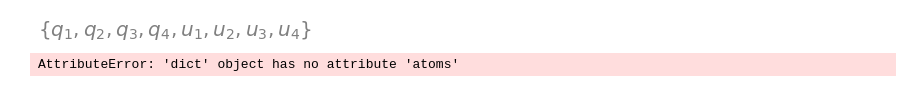
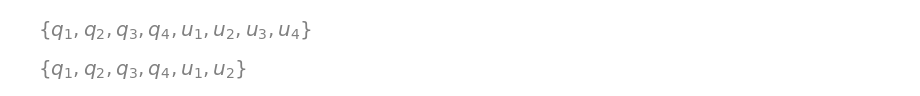
Before and after one commit to Soorajvasu/Biomechanics_math_modelling, a Jupyter notebook: random/torso_dynamics.ipynb, the cells around one changed output. Cells and saved outputs as stored; diff of their text form; code cells hidden in the pictures.

```diff
--- a/random/torso_dynamics.ipynb
+++ b/random/torso_dynamics.ipynb
@@ -142,9 +142,9 @@ me.find_dynamicsymbols(fhd)
 # %%
 Mhd = fhd.jacobian(ur)
 ghd = fhd.xreplace(ur_zero)
 ur_sol = -Mhd.LUsolve(ghd)
 
 ur_repl = dict(zip(ur,ur_sol))
-sp.
+me.find_dynamicsymbols(ur_sol)
 # %% [output]
-AttributeError: 'dict' object has no attribute 'atoms'
+[figure, added]
```
Also changed, not shown: 1 other file.
